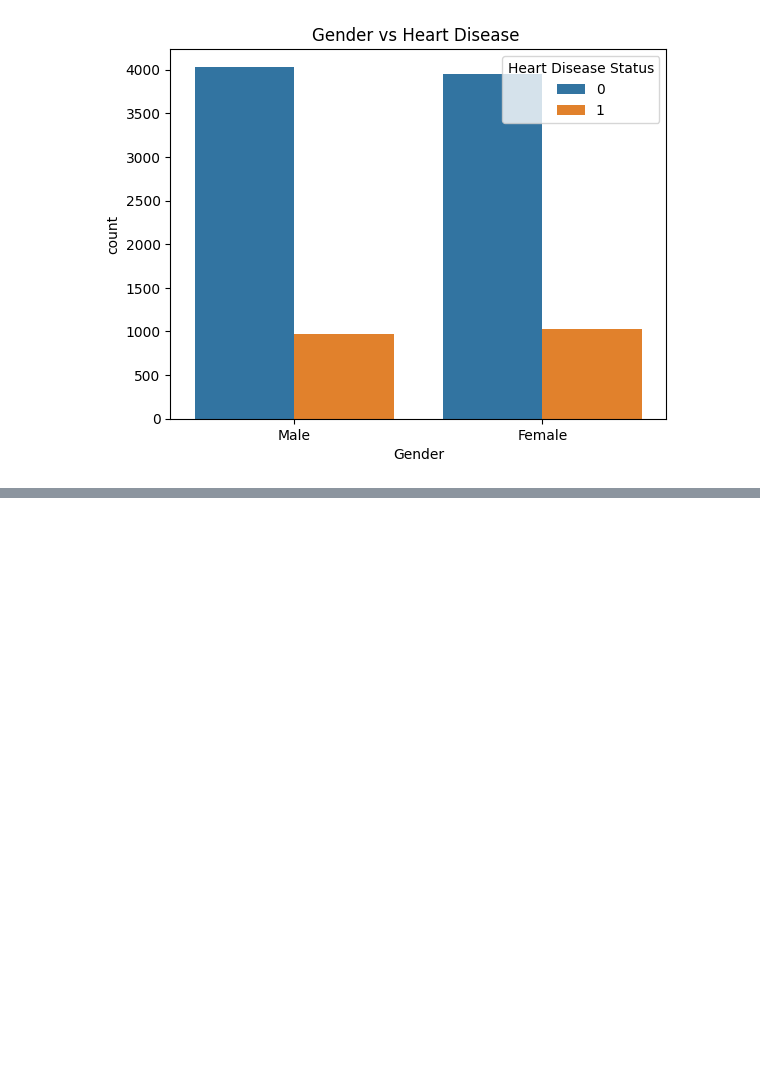
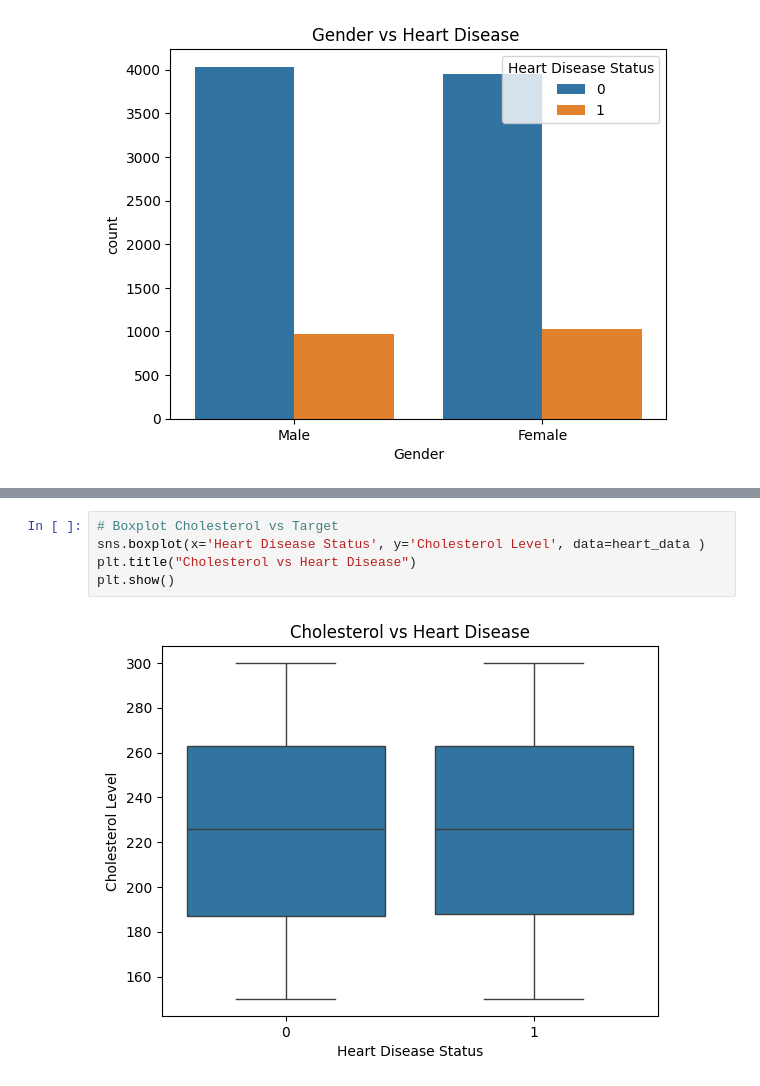
Before and after one commit to chighislian/heart_disease_predict, a Jupyter notebook: heart_disease_prediction.ipynb, the cells around one changed output, grey strips where cells are left out. Drawn from its saved outputs; the diff is of its cells as text; blank space fills up the shorter version.

```diff
--- a/heart_disease_prediction.ipynb
+++ b/heart_disease_prediction.ipynb
@@ -159,0 +181,7 @@ plt.show()
+# %%
+# Boxplot Cholesterol vs Target
+sns.boxplot(x='Heart Disease Status', y='Cholesterol Level', data=heart_data )
+plt.title("Cholesterol vs Heart Disease")
+plt.show()
+# %% [output]
+[figure, added]
```
Also changed, not shown: parts of 7 cells of this notebook, 1 other file.
